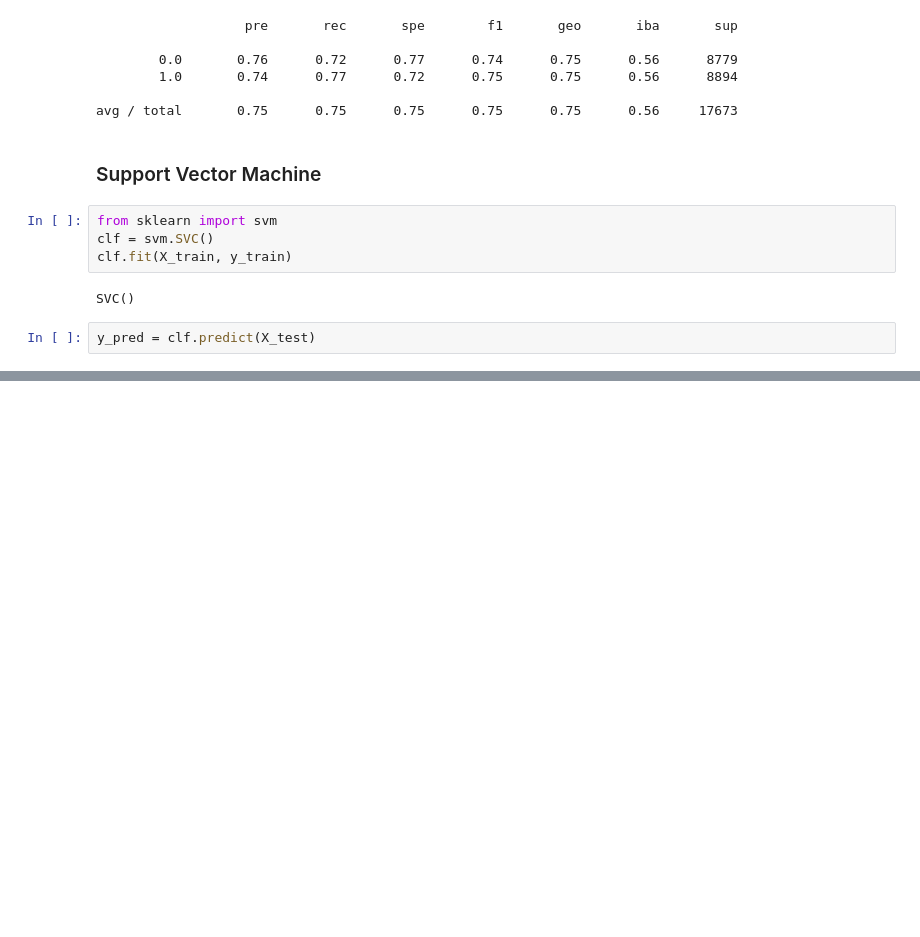
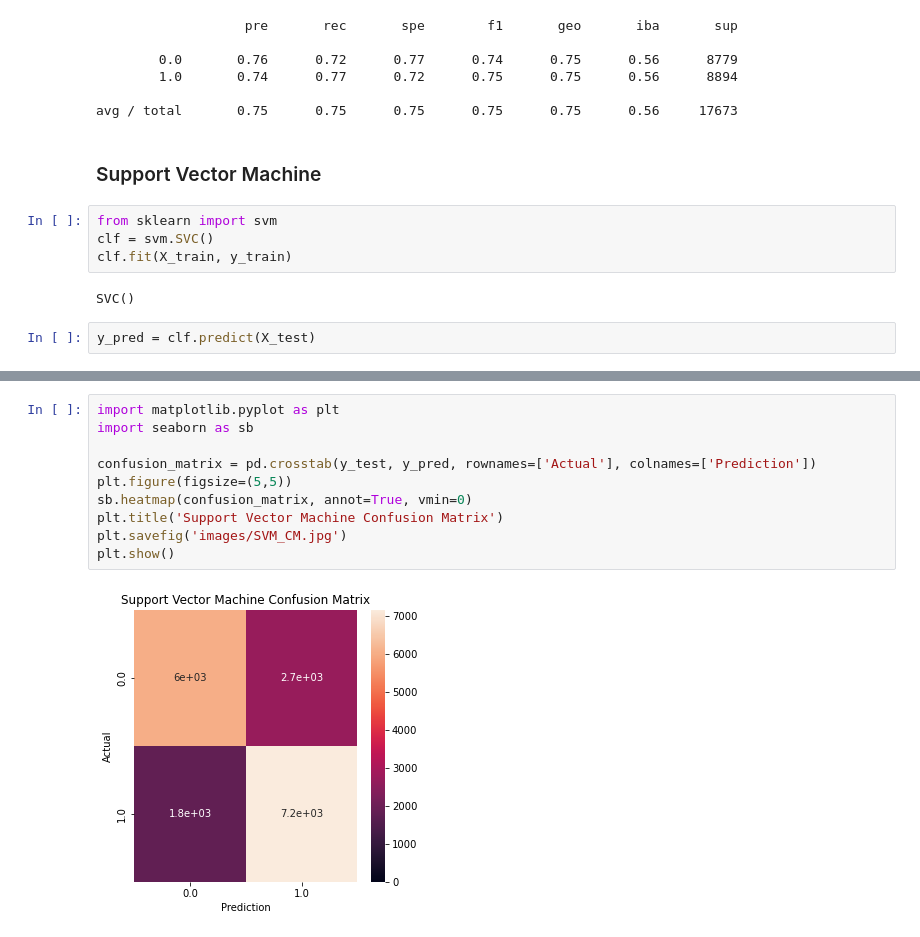
Before and after one commit to MiguelFids/Capstone_Project, a Jupyter notebook: Machine_Learning.ipynb, the cells around one changed output, grey strips where cells are left out. Drawn from its saved outputs; the diff is of its cells as text; blank space fills up the shorter version.

```diff
--- a/Machine_Learning.ipynb
+++ b/Machine_Learning.ipynb
@@ -445,2 +445,14 @@ cm
+# %%
+import matplotlib.pyplot as plt
+import seaborn as sb
+
+confusion_matrix = pd.crosstab(y_test, y_pred, rownames=['Actual'], colnames=['Prediction'])
+plt.figure(figsize=(5,5))
+sb.heatmap(confusion_matrix, annot=True, vmin=0)
+plt.title('Support Vector Machine Confusion Matrix')
+plt.savefig('images/SVM_CM.jpg')
+plt.show()
+# %% [output]
+[figure, added]
 # %%
 print(classification_report_imbalanced(y_test, y_pred))
```
Also changed, not shown: parts of 3 cells of this notebook, 2 other files.
